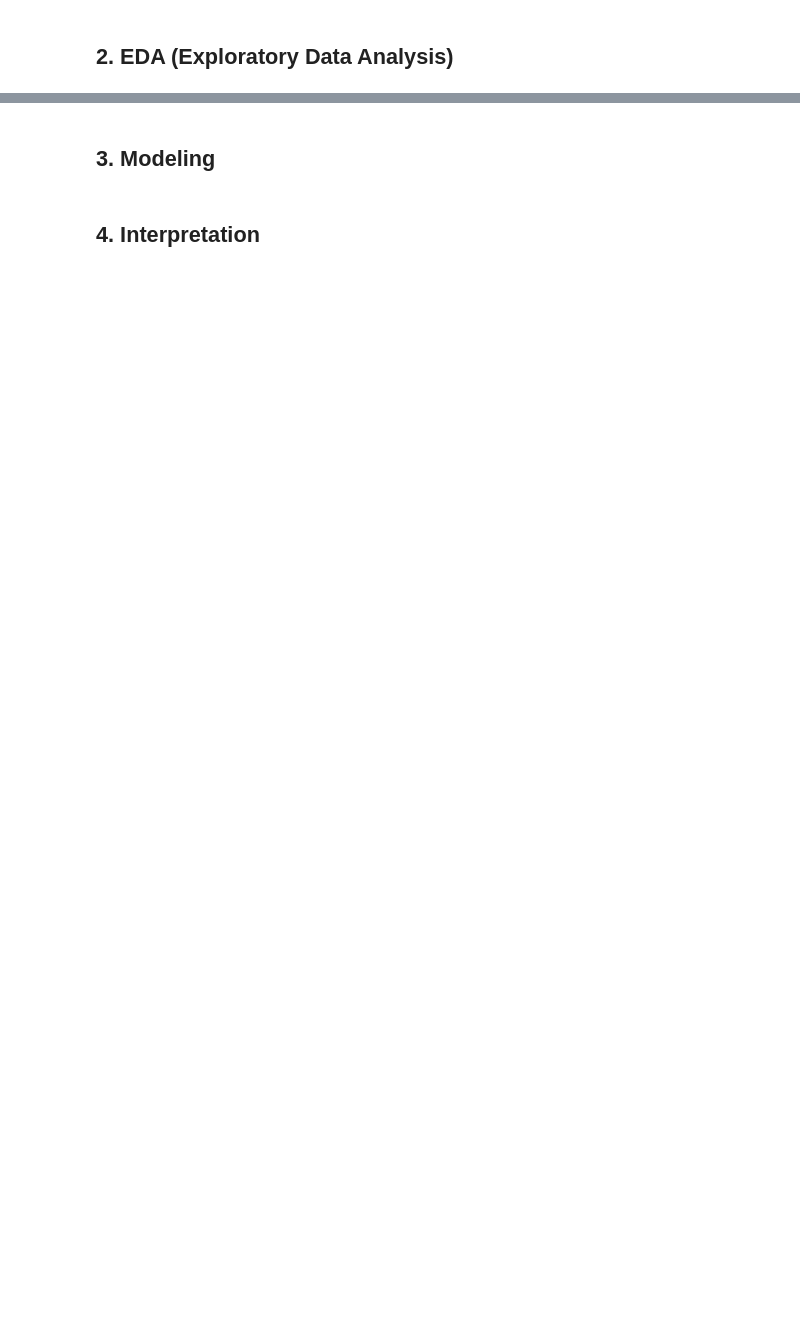
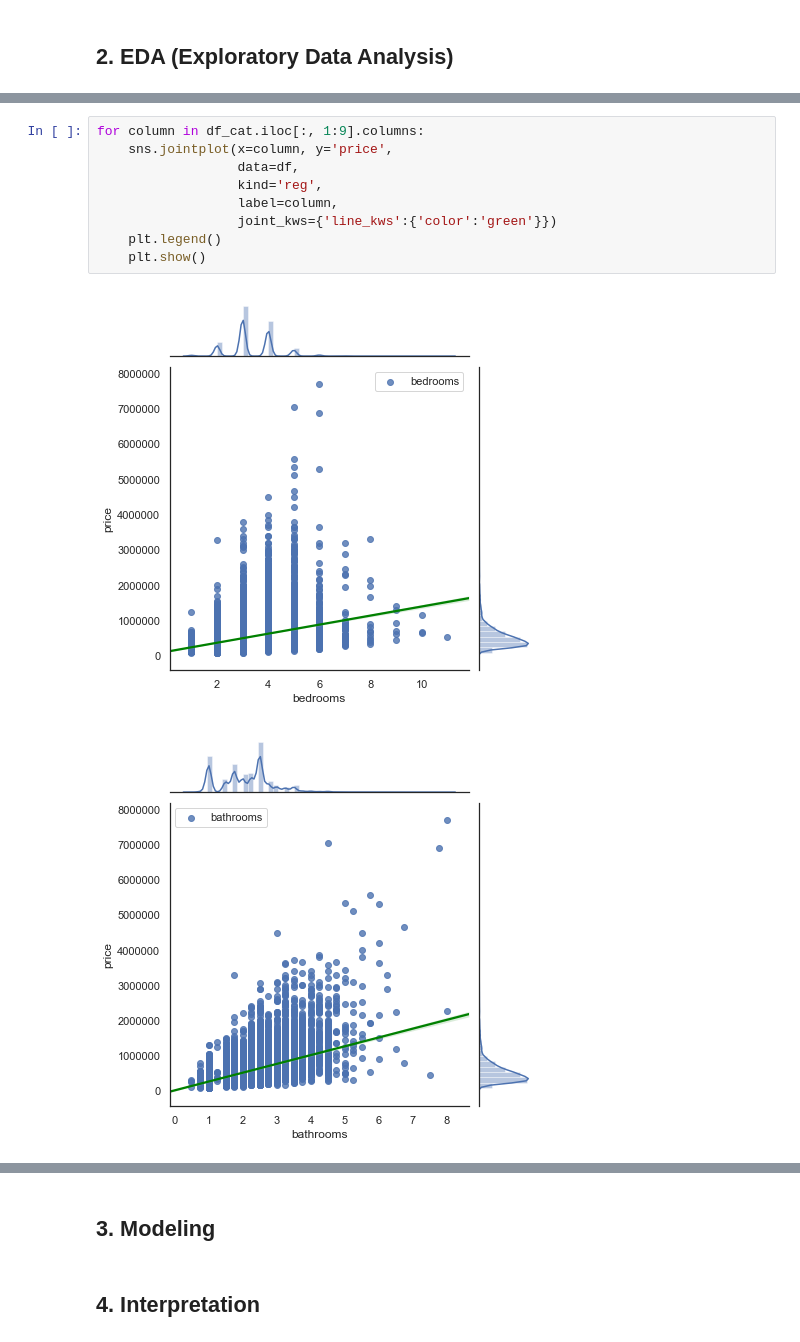
Before and after one commit to bartomolina/dsmod1project, a Jupyter notebook: student.ipynb, the cells around one changed output, grey strips where cells are left out. Cells and saved outputs as stored; diff of their text form; blank space fills up the shorter version.

```diff
--- a/student.ipynb
+++ b/student.ipynb
@@ -442,0 +456,12 @@ Name: condition, dtype: object
+# %%
+for column in df_cat.iloc[:, 1:9].columns:
+    sns.jointplot(x=column, y='price',
+                  data=df,
+                  kind='reg',
+                  label=column,
+                  joint_kws={'line_kws':{'color':'green'}})
+    plt.legend()
+    plt.show()
+# %% [output]
+[figure, added]
+[figure, added]
```
Also changed, not shown: parts of 19 cells of this notebook.
